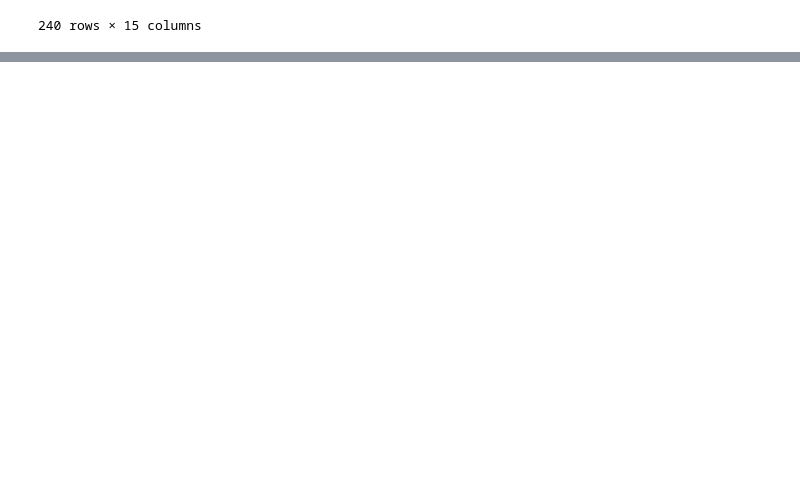
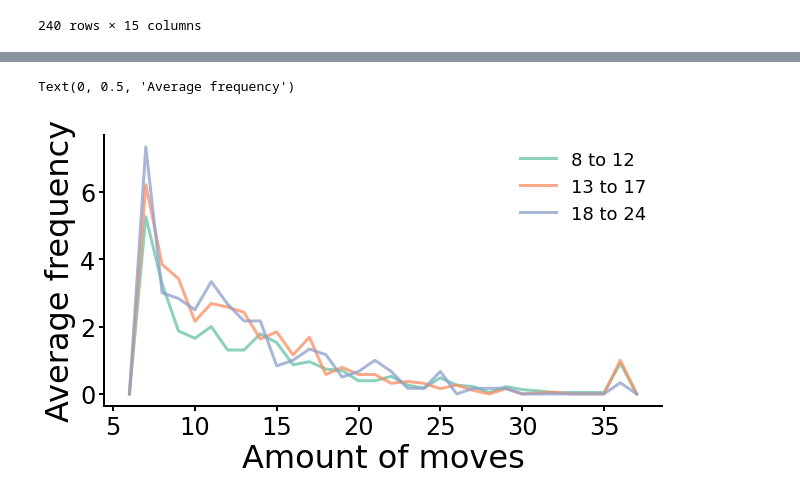
Before and after one commit to sinabolouki/fourinarow_analyses, a Jupyter notebook: Analysis notebooks/new/Age Plots.ipynb, the cells around one changed output, grey strips where cells are left out. Drawn from its saved outputs; the diff is of its cells as text; code cells hidden in the pictures; blank space fills up the shorter version.

```diff
--- a/Analysis notebooks/new/Age Plots.ipynb
+++ b/Analysis notebooks/new/Age Plots.ipynb
@@ -167,0 +180,13 @@ set_labels(ax, "Game duration (s)").tick_params("x", labelrotation=0)
+# %%
+plotdata = pd.merge(rts, age, left_on="User", right_on="username", how="left")[["User", "GameNr", "TotalMoves", "ageBinNr"]].drop_duplicates()
+plotdata["count"] = 1
+plotdata = plotdata.groupby(["ageBinNr", "TotalMoves"])["count"].sum().reset_index().pivot(index="TotalMoves",columns="ageBinNr").fillna(0)
+plotdata.loc[6] = 0
+plotdata.loc[37] = 0
+plotdata = plotdata.sort_index()
+
+subsPerBin = metrics[["subject_nr", "ageBinNr"]].drop_duplicates().groupby("ageBinNr").count()
+for binNr in range(len(bins) - 1):
+    plotdata.iloc[:,binNr] = plotdata.iloc[:,binNr] / subsPerBin.iloc[binNr,0]
+
+plotdata
@@ -167,0 +213,8 @@ set_labels(ax, "Game duration (s)").tick_params("x", labelrotation=0)
+# %%
+ax = plotdata.plot(color=["#66C2A5C0", "#FC8D62C0", "#8DA0CBC0"], figsize=(10, 5))
+ax.legend(age_labels)
+ax.set_xlabel("Amount of moves")
+ax.set_ylabel("Average frequency")
+# %% [output]
+Text(0, 0.5, 'Average frequency')
+[figure, added]
```
Also changed, not shown: parts of 9 cells of this notebook, 3 other files.
